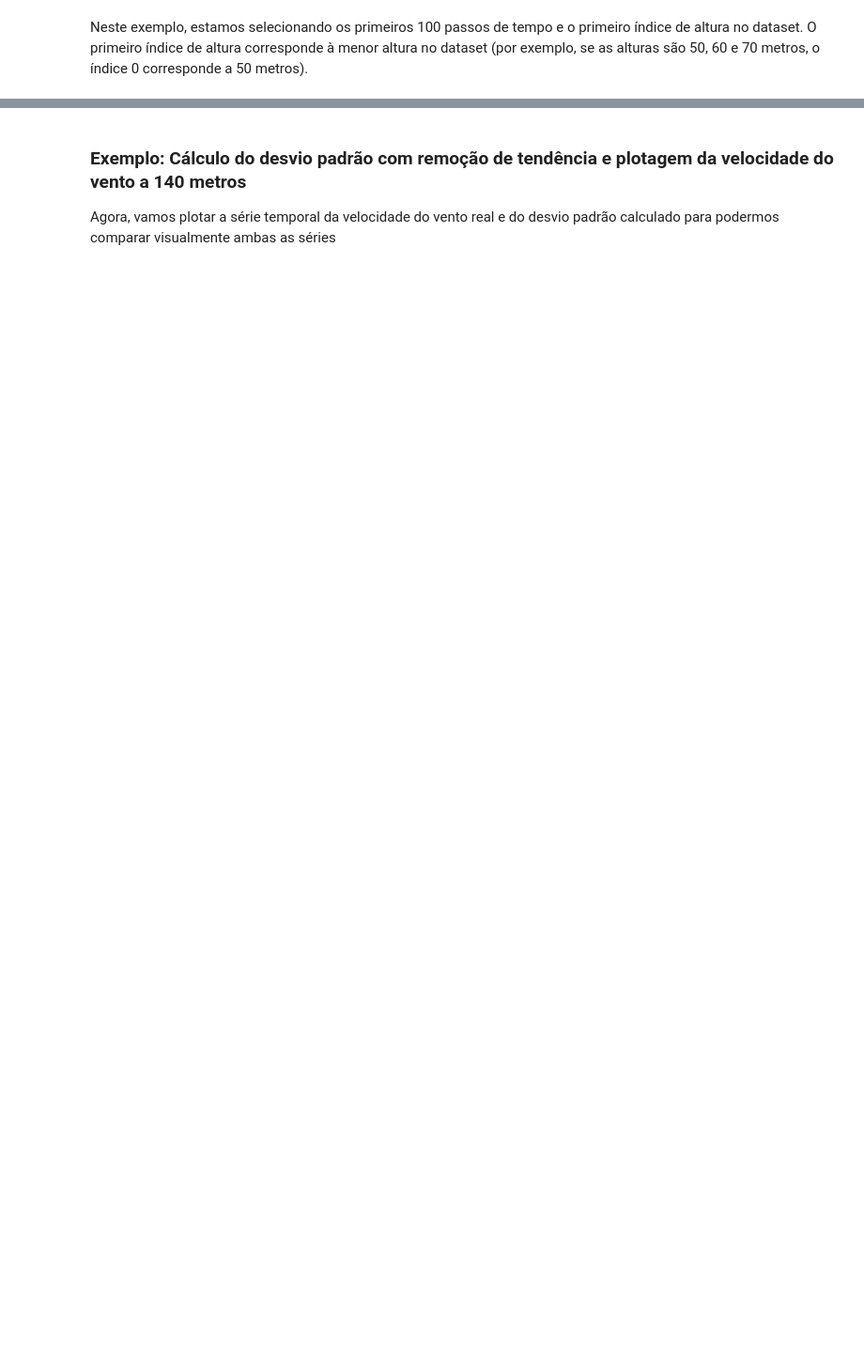
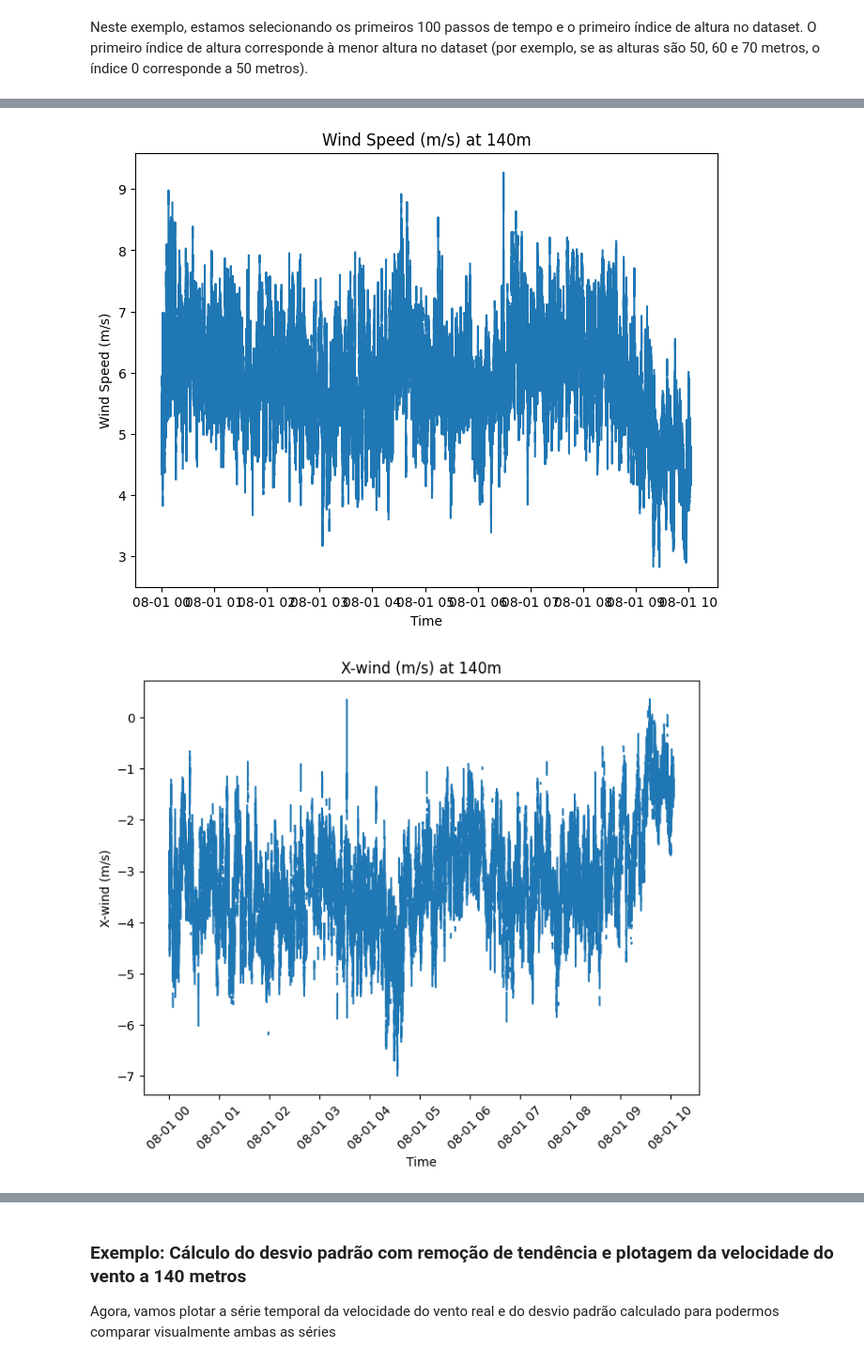
Before and after one commit to daniloceano/WindLab, a Jupyter notebook: docs/WindLab_tutorial.ipynb, the cells around one changed output, grey strips where cells are left out. Shown at 94% size. Cells and saved outputs as stored; diff of their text form; code cells hidden in the pictures; blank space fills up the shorter version.

```diff
--- a/docs/WindLab_tutorial.ipynb
+++ b/docs/WindLab_tutorial.ipynb
@@ -87,0 +90,3 @@ print(dataset)
+# %%
+ds = WindDataAccessor.windcube("../testdata/2024/WLS866-104_2024_08_01__00_00_00.rtd", reference_height=100)
+print(ds)
@@ -113,0 +170,17 @@ Neste exemplo, estamos selecionando os primeiros 100 passos de tempo e o primeir
+# %%
+# Velocidade do vento
+ax = ds.wind_graph.plot_variable(height=140, variable='Wind Speed (m/s)')
+
+# Componente X
+ax = ds.wind_graph.plot_variable(140, 'X-wind (m/s)')
+ax.tick_params(axis='x', labelrotation=45)  # Rotaciona os rótulos do eixo X
+
+# Direção do vento
+ax = ds.wind_graph.plot_variable(140, 'Wind Direction (°)')
+ax.tick_params(axis='x', labelrotation=45)
+ax.grid(True)  # Ativa o grid no gráfico
+line = ax.lines[0] # Capturando a linha gerada
+line.set_color('red')  # Define a cor da linha para vermelho
+# %% [output]
+[figure, added]
+[figure, added]
```
Also changed, not shown: parts of 57 cells of this notebook, 30 other files.
